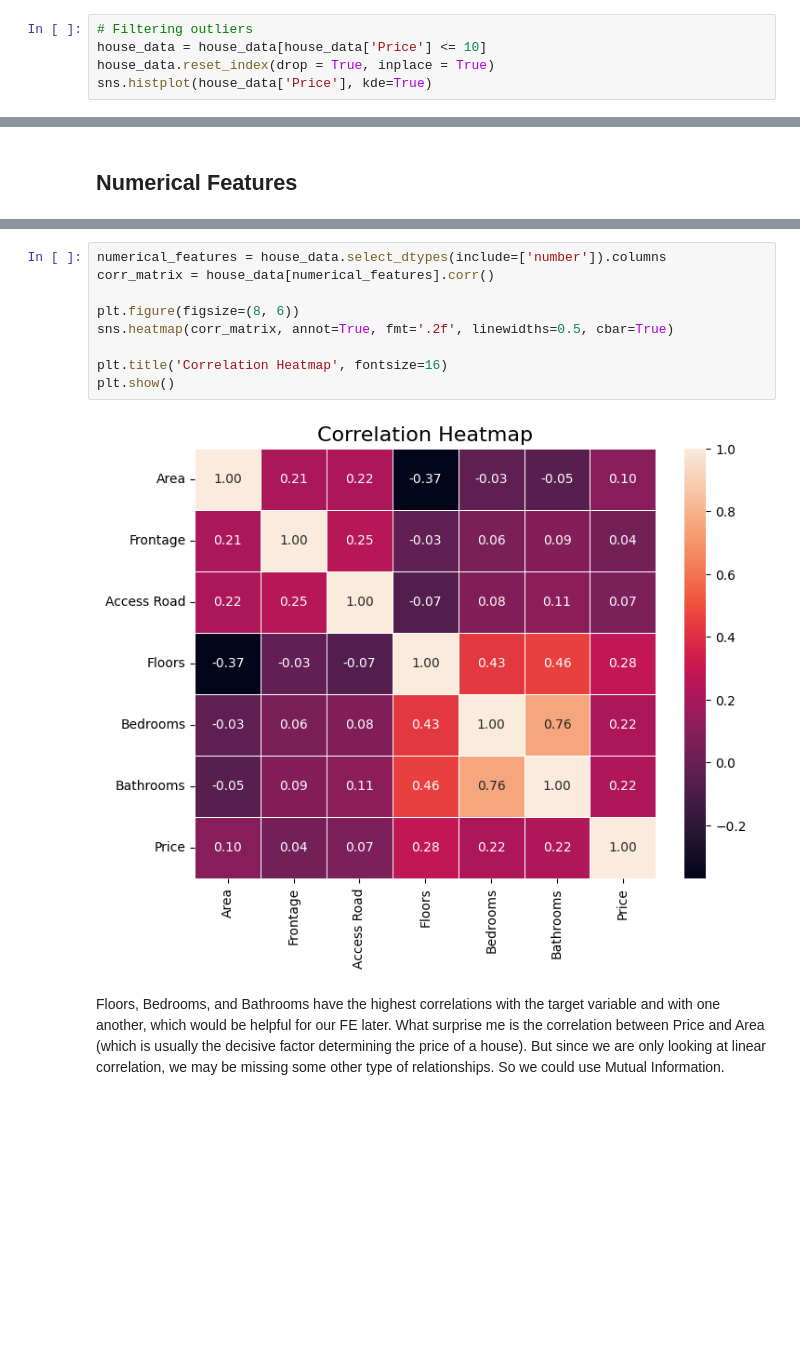
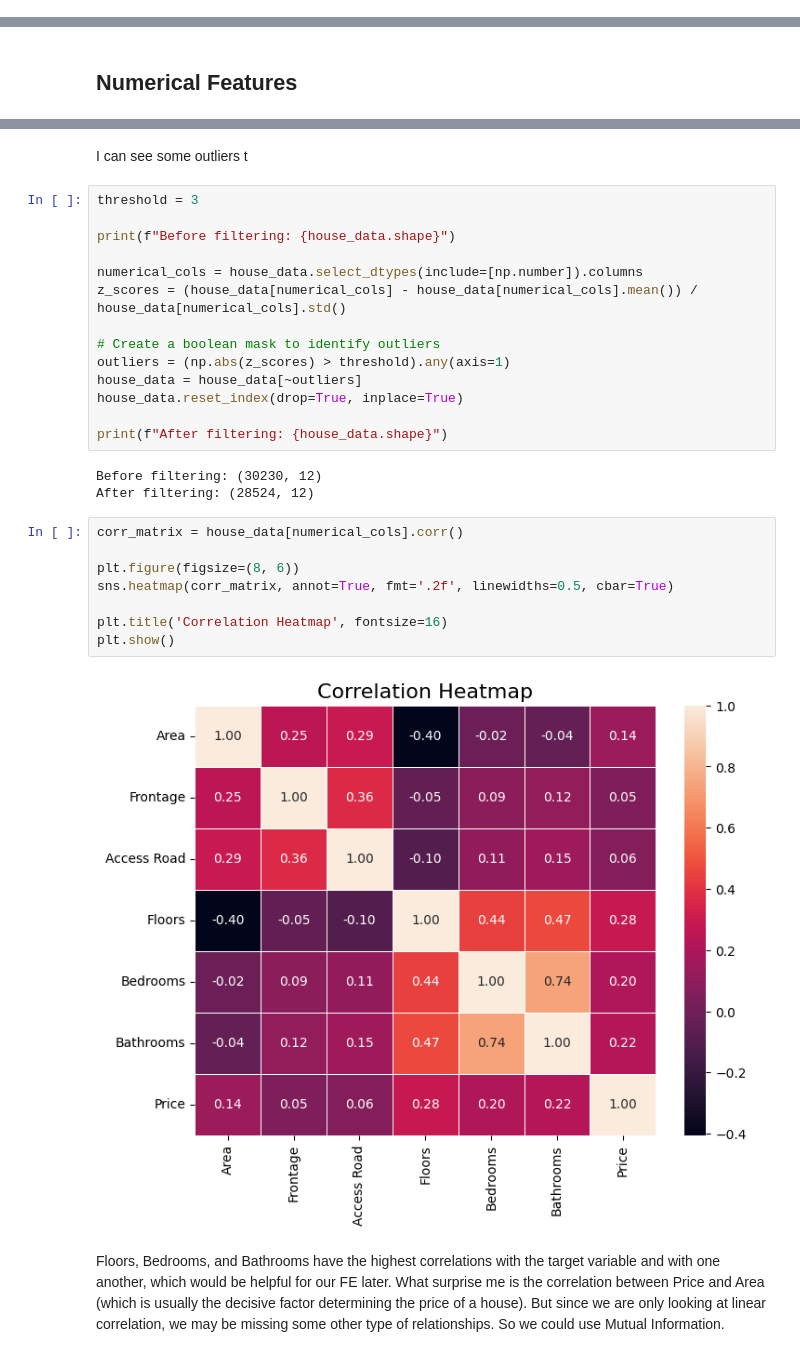
Before and after one commit to SSnake234/Vietnam-housing-dataset-and-model, a Jupyter notebook: vietnam-housing-dataset-eda-and-model.ipynb, the cells around one changed output, grey strips where cells are left out. Cells and saved outputs as stored; diff of their text form; blank space fills up the shorter version.

Commit message:
Filtering outliers, minor improvement

```diff
--- a/vietnam-housing-dataset-eda-and-model.ipynb
+++ b/vietnam-housing-dataset-eda-and-model.ipynb
@@ -41,8 +41,3 @@ sns.histplot(house_data['Price'], kde=True)
 # %% [output]
 <Axes: xlabel='Price', ylabel='Count'>
 [figure]
-# %%
-# Filtering outliers
-house_data = house_data[house_data['Price'] <= 10]
-house_data.reset_index(drop = True, inplace = True)
-sns.histplot(house_data['Price'], kde=True)
@@ -76,14 +90,32 @@ house_data.head()
+# %% [markdown]
+I can see some outliers t
+# %%
+threshold = 3
+
+print(f"Before filtering: {house_data.shape}")
+
+numerical_cols = house_data.select_dtypes(include=[np.number]).columns
+z_scores = (house_data[numerical_cols] - house_data[numerical_cols].mean()) / house_data[numerical_cols].std()
+
+# Create a boolean mask to identify outliers
+outliers = (np.abs(z_scores) > threshold).any(axis=1)
+house_data = house_data[~outliers]
+house_data.reset_index(drop=True, inplace=True)
+
+print(f"After filtering: {house_data.shape}")
+# %% [output]
+Before filtering: (30230, 12)
+After filtering: (28524, 12)
 # %%
-numerical_features = house_data.select_dtypes(include=['number']).columns
-corr_matrix = house_data[numerical_features].corr()
+corr_matrix = house_data[numerical_cols].corr()
 
 plt.figure(figsize=(8, 6))
 sns.heatmap(corr_matrix, annot=True, fmt='.2f', linewidths=0.5, cbar=True)
 
 plt.title('Correlation Heatmap', fontsize=16)
 plt.show()
 # %% [output]
-[figure, old version]
+[figure, new version]
 # %% [markdown]
 Floors, Bedrooms, and Bathrooms have the highest correlations with the target variable and with one another, which would be helpful for our FE later. What surprise me is the correlation between Price and Area (which is usually the decisive factor determining the price of a house). But since we are only looking at linear correlation, we may be missing some other type of relationships. So we could use Mutual Information.
 # %%
```
Also changed, not shown: parts of 16 cells of this notebook.
